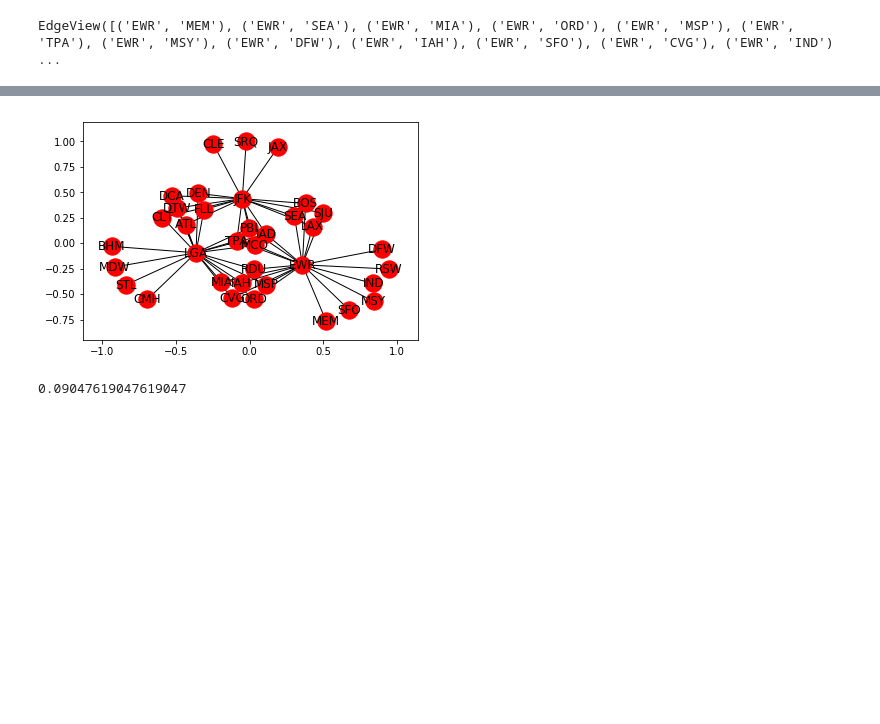
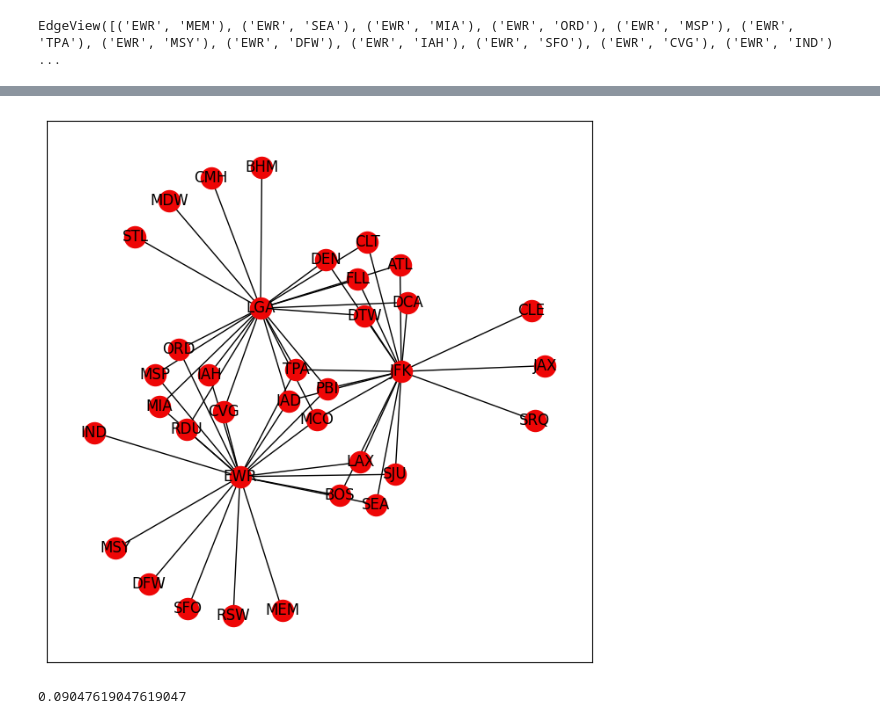
Before and after one commit to vishal-parameswaran/University-of-Chicago, a Jupyter notebook: Data Mining Principles/Assignment 4/Airlines_Homework_4_2023.ipynb, the cells around one changed output, grey strips where cells are left out. Drawn from its saved outputs; the diff is of its cells as text; code cells hidden in the pictures; blank space fills up the shorter version.

```diff
--- a/Data Mining Principles/Assignment 4/Airlines_Homework_4_2023.ipynb
+++ b/Data Mining Principles/Assignment 4/Airlines_Homework_4_2023.ipynb
@@ -62,7 +65,9 @@ EdgeView([('EWR', 'MEM'), ('EWR', 'SEA'), ('EWR', 'MIA'), ('EWR', 'ORD'), ('EWR'
 # %%
 # your code is here (Quick view of the Graph.)
+fig,axs = plt.subplots(figsize=(8,8))
+nx.draw_networkx(FG,ax=axs,with_labels=True,node_color="#ee0606")
 # %% [output]
-[figure, old version]
+[figure, new version]
 # %%
 nx.algorithms.degree_centrality(FG) # Notice the 3 airports from which all of our 100 rows of data originates
 # Calculate average edge density of the Graph
```
Also changed, not shown: parts of 23 cells of this notebook.
